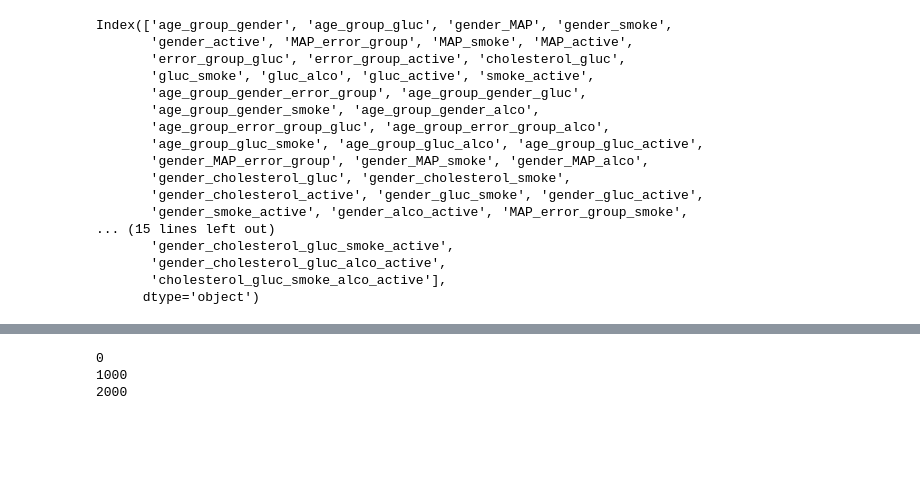
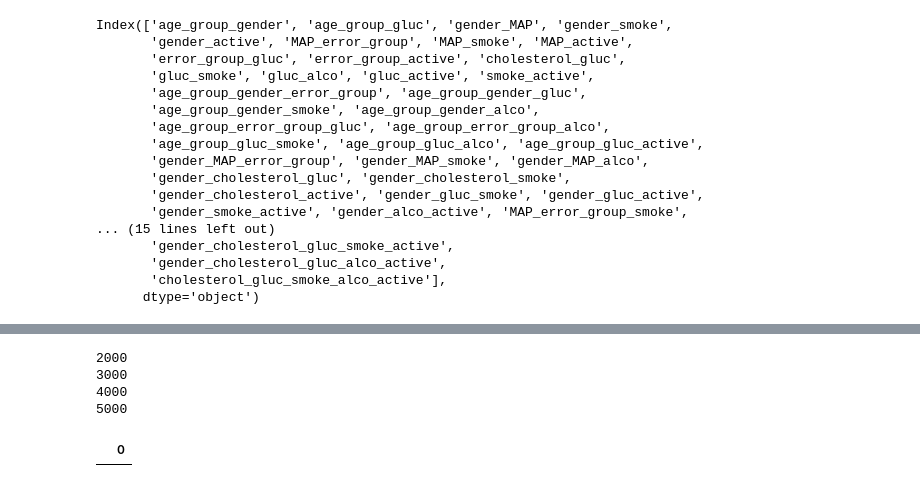
Before and after one commit to mortido/ML-Boot-Camp-V, a Jupyter notebook: models.ipynb, the cells around one changed output, grey strips where cells are left out. Saved outputs shown, nothing was run; the diff lists cells and outputs as text; code cells hidden in the pictures; blank space fills up the shorter version.

```diff
--- a/models.ipynb
+++ b/models.ipynb
@@ -450,6 +445,7 @@ X_train['age_group'] = X_train['age_group'].astype('float')
 X_test['age_group'] = X_test['age_group'].astype('float')
 # %%
 from sklearn.model_selection import LeaveOneOut
+import gc
 
 loo = LeaveOneOut()
 loo.get_n_splits(X_train)
@@ -458,23 +454,29 @@ params = {
     'learning_rate': 0.1,
     'n_estimators': 200,
     'subsample': 0.8,
-    'n_jobs': 2,
+    'n_jobs': 1,
     'random_state': 2707,
     'silent': True,
 }
 
 n = 0
-train_predict = np.ones(X_train.shape[0])*-1
+train_predict = pd.read_csv('loo_my.csv', sep=';', header=None).values.ravel() # np.ones(X_train.shape[0])*-1
 
 for train_idx, test_idx in loo.split(X_train):
+    n += 1
+    if train_predict[test_idx]!=-1:
+        continue
     if n % 1000 == 0:
         print(n)
-    n += 1
+        pd.DataFrame(train_predict).to_csv('loo_my.csv', index=False, header=False, sep=';')
+
     clf = xgb.XGBClassifier(**params)
     clf.fit(X_train[use_columns].iloc[train_idx], y_train[train_idx])
     train_predict[test_idx] = clf.predict_proba(X_train[use_columns].iloc[test_idx])[:,1]
+    gc.collect()
 pd.DataFrame(train_predict).to_csv('loo_my.csv', index=False, header=False, sep=';')
 # %% [output]
-0
-1000
 2000
+3000
+4000
+5000
@@ -481,5 +485,11 @@ pd.DataFrame(train_predict).to_csv('loo_my.csv', index=False, header=False, sep=
 # %%
 pd.Series(train_predict).value_counts()
+# %%
+a=pd.read_csv('loo_my.csv', sep=';', header=None)
+a.loc[a[0].isnull()]
+# a.shape
+# %% [output]
+|  | 0 |
 # %%
 import utils
 params = {
```
Also changed, not shown: parts of 2 cells of this notebook, 4 other files.
